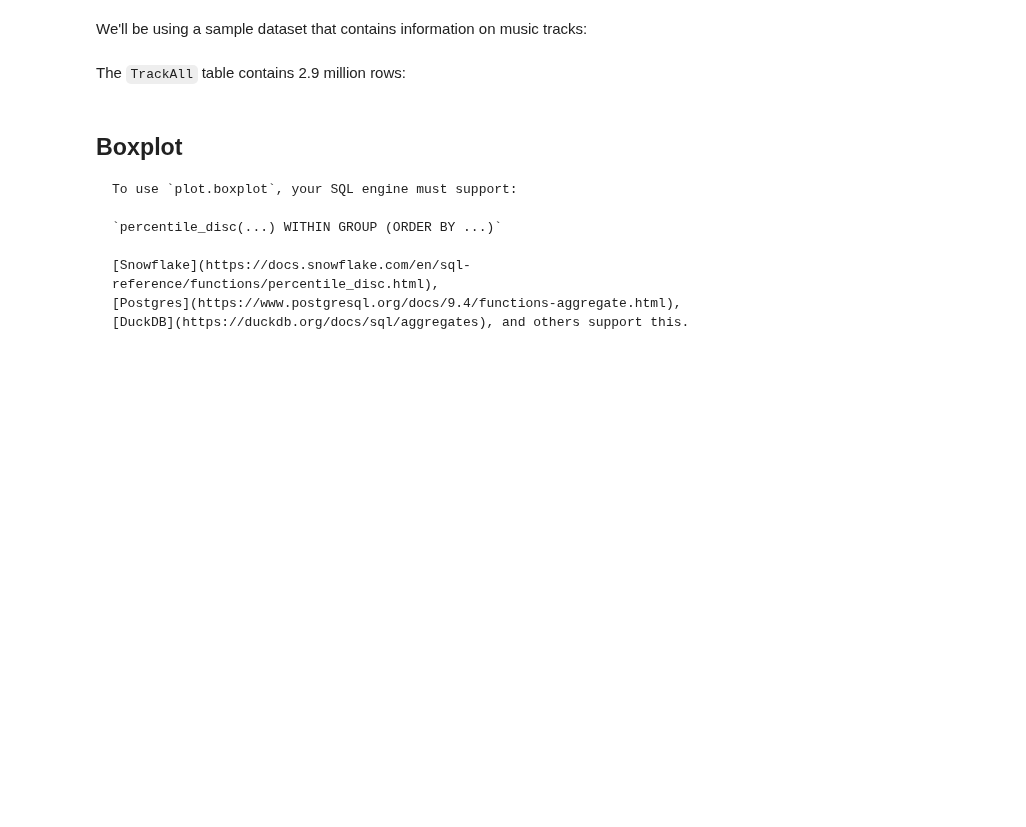
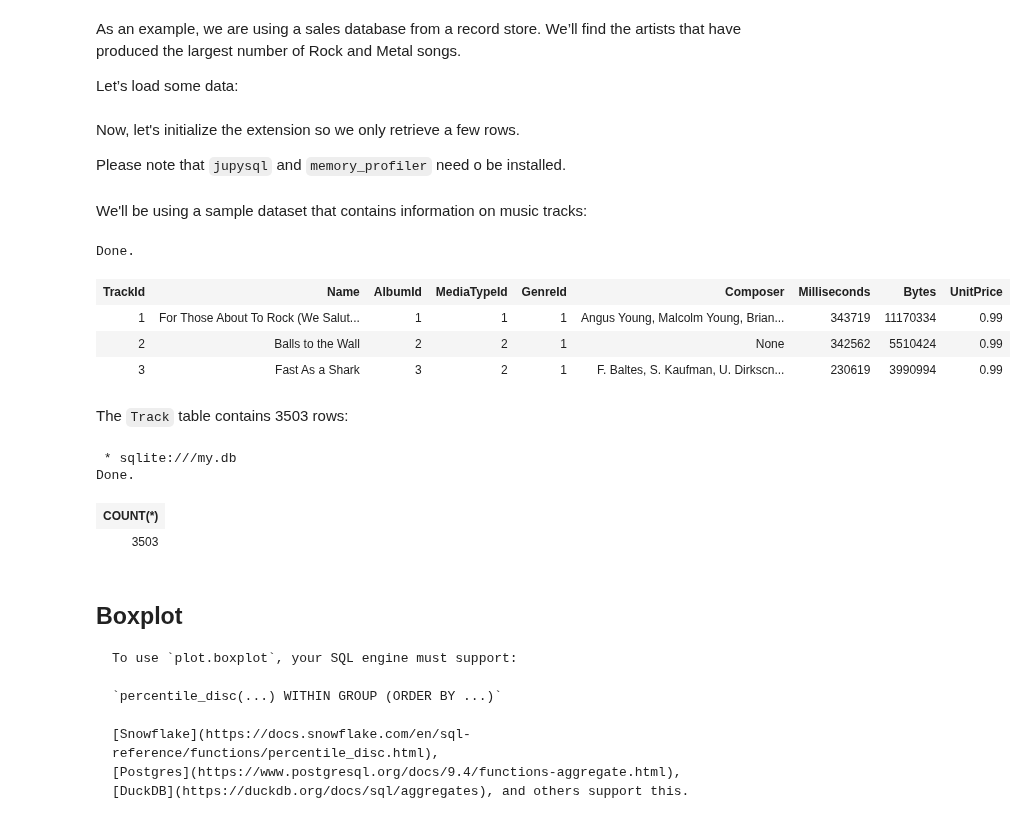
Before and after one commit to catherinedevlin/ipython-sql, a Jupyter notebook: examples/plot.ipynb, the cells around one changed output. Drawn from its saved outputs; the diff is of its cells as text; code cells hidden in the pictures; blank space fills up the shorter version.

````diff
--- a/examples/plot.ipynb
+++ b/examples/plot.ipynb
@@ -19,3 +19,7 @@ This is a beta feature, please [join our community](https://ploomber.io/communit
 ```
 
 Using libraries like `matplotlib` or `seaborn`, requires fetching all the data locally, which quickly can fill up the memory in your machine. JupySQL runs computations in the warehouse/database to drastically reduce memory usage and runtime.
+# %% [markdown]
+As an example, we are using a sales database from a record store. We’ll find the artists that have produced the largest number of Rock and Metal songs.
+
+Let’s load some data:
@@ -22,3 +34,7 @@ Using libraries like `matplotlib` or `seaborn`, requires fetching all the data l
+# %% [markdown]
+Now, let's initialize the extension so we only retrieve a few rows.
+
+Please note that `jupysql` and `memory_profiler` need o be installed.
 # %%
 %load_ext autoreload
 %autoreload 2
@@ -28,13 +44,24 @@ Using libraries like `matplotlib` or `seaborn`, requires fetching all the data l
 # %% [markdown]
 We'll be using a sample dataset that contains information on music tracks:
 # %%
-%%sql
-SELECT * FROM "TrackAll" LIMIT 2
+%%sql sqlite:///my.db
+SELECT * FROM "Track" LIMIT 3
+# %% [output]
+Done.
+| TrackId | Name | AlbumId | MediaTypeId | GenreId | Composer | Milliseconds | Bytes | UnitPrice |
+| 1 | For Those About To Rock (We Salut... | 1 | 1 | 1 | Angus Young, Malcolm Young, Brian... | 343719 | 11170334 | 0.99 |
+| 2 | Balls to the Wall | 2 | 2 | 1 | None | 342562 | 5510424 | 0.99 |
+| 3 | Fast As a Shark | 3 | 2 | 1 | F. Baltes, S. Kaufman, U. Dirkscn... | 230619 | 3990994 | 0.99 |
 # %% [markdown]
-The `TrackAll` table contains 2.9 million rows:
+The `Track` table contains 3503 rows:
 # %%
 %%sql
-SELECT COUNT(*) FROM "TrackAll"
+SELECT COUNT(*) FROM "Track"
+# %% [output]
+ * sqlite:///my.db
+Done.
+| COUNT(*) |
+| 3503 |
 # %% [markdown]
 ## Boxplot
 
````
Also changed, not shown: parts of 9 cells of this notebook, 2 other files.
